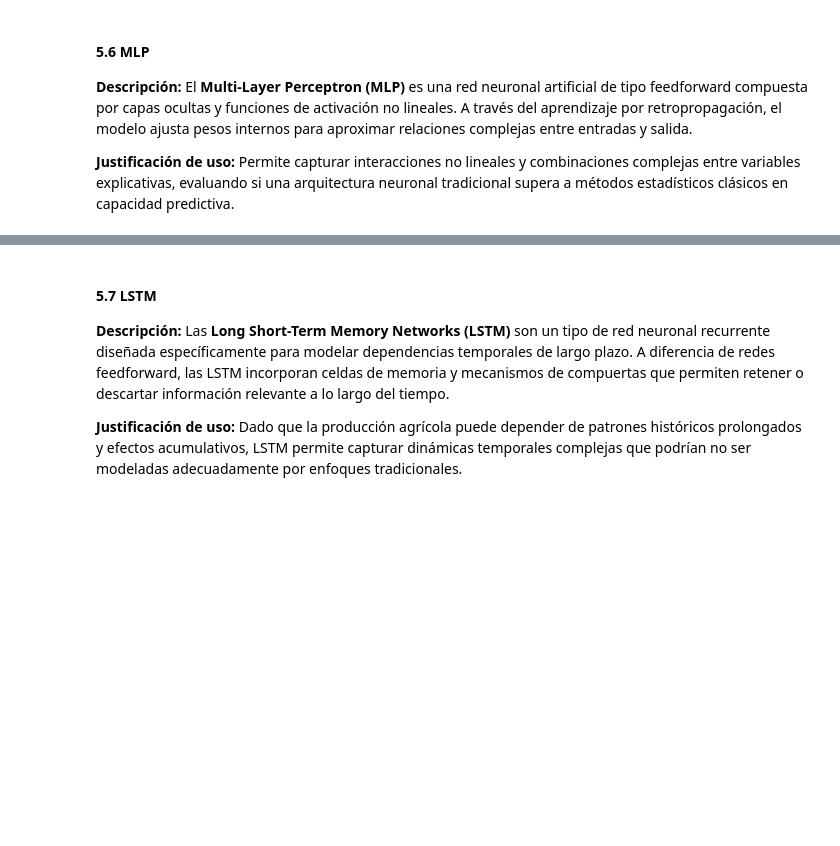
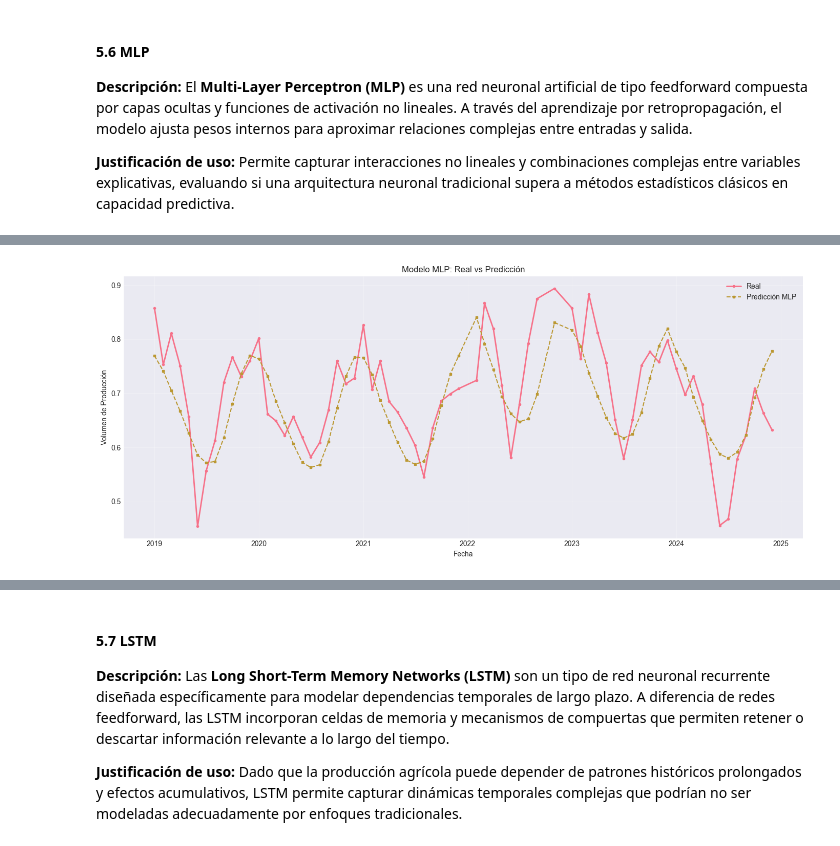
Before and after one commit to juan-pablo-lopez/tc5035-ene26-equipo29, a Jupyter notebook: Avance4.Equipo29.ipynb, the cells around one changed output, grey strips where cells are left out. Drawn from its saved outputs; the diff is of its cells as text; code cells hidden in the pictures; blank space fills up the shorter version.

```diff
--- a/Avance4.Equipo29.ipynb
+++ b/Avance4.Equipo29.ipynb
@@ -875,0 +980,17 @@ Modelo 5: Por implementar
+# %%
+# Definir modelo
+mlp_model = MLPRegressor(
+                          hidden_layer_sizes=(100,),
+                          activation='relu',
+                          solver='adam',
+                          alpha=0.0001,
+                          learning_rate_init=0.001,
+                          max_iter=500,
+                          random_state=42
+                          )
+
+# Entrenamiento
+mlp_model.fit(X_train, y_train)
+
+# Predicción
+y_mlp = mlp_model.predict(X_test)
@@ -875,0 +1045,14 @@ Modelo 5: Por implementar
+# %%
+# Visualización: Modelo MLP
+fig, ax = plt.subplots(figsize=(14, 6))
+ax.plot(y_test.index, y_test.values, label='Real', linewidth=2, marker='o', markersize=3)
+ax.plot(y_test.index, y_mlp, label='Predicción MLP', linestyle='--', marker='s', markersize=3)
+ax.set_xlabel('Fecha')
+ax.set_ylabel('Volumen de Producción')
+ax.set_title('Modelo MLP: Real vs Predicción')
+ax.legend()
+ax.grid(True, alpha=0.3)
+plt.tight_layout()
+plt.show()
+# %% [output]
+[figure, added]
```
Also changed, not shown: parts of 36 cells of this notebook.
